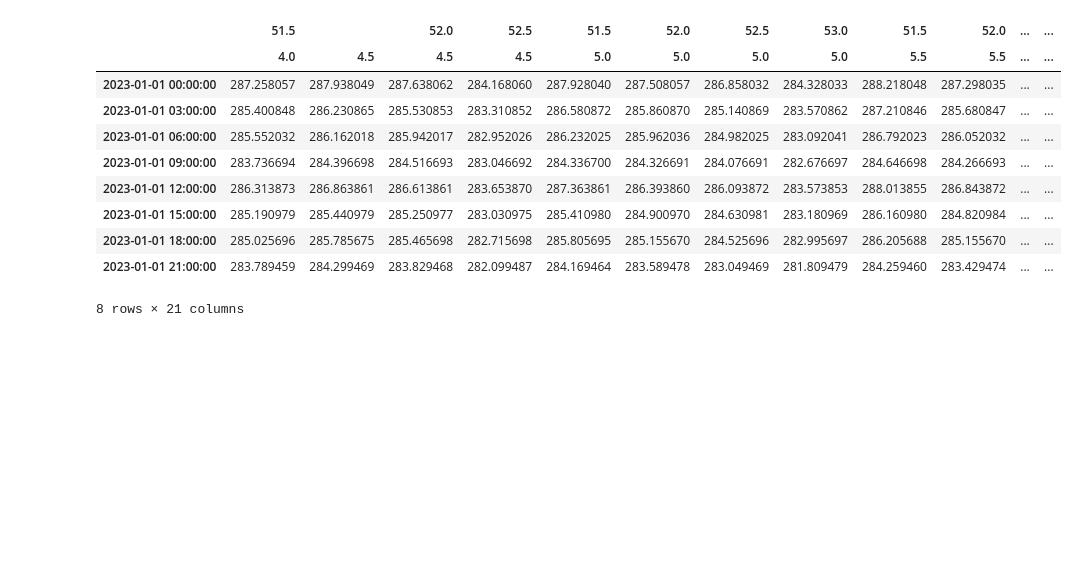
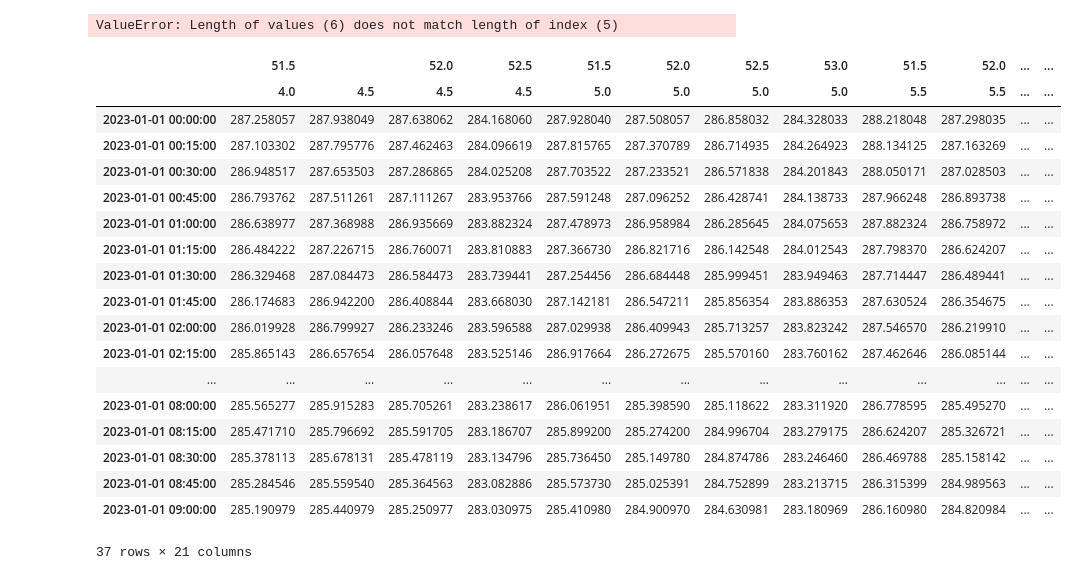
Before and after one commit to silvanmurre/electricity-demand-fc, a Jupyter notebook: examples/model.ipynb, the cells around one changed output. Cells and saved outputs as stored; diff of their text form; code cells hidden in the pictures; blank space fills up the shorter version.

```diff
--- a/examples/model.ipynb
+++ b/examples/model.ipynb
@@ -69,20 +67,33 @@ Data variables:
     description:             Global Forecast System
     searchString:            :TMP:2 m above ground
 # %%
-df_X = extract_gfs_data(points=points, dataset=dataset, variable="t2m", start_date=start_date, end_date=end_date)
-df_X
+df_X_3_hourly = extract_gfs_data(points=points, dataset=dataset, variable="t2m", start_date=start_date, end_date=end_date)
+df_X_3_hourly
 # %% [output]
-|  | 51.5 |  | 52.0 | 52.5 | 51.5 | 52.0 | 52.5 | 53.0 | 51.5 | 52.0 | ... | ... |
-|  | 4.0 | 4.5 | 4.5 | 4.5 | 5.0 | 5.0 | 5.0 | 5.0 | 5.5 | 5.5 | ... | ... |
-| 2023-01-01 00:00:00 | 287.258057 | 287.938049 | 287.638062 | 284.168060 | 287.928040 | 287.508057 | 286.858032 | 284.328033 | 288.218048 | 287.298035 | ... | ... |
-| 2023-01-01 03:00:00 | 285.400848 | 286.230865 | 285.530853 | 283.310852 | 286.580872 | 285.860870 | 285.140869 | 283.570862 | 287.210846 | 285.680847 | ... | ... |
-| 2023-01-01 06:00:00 | 285.552032 | 286.162018 | 285.942017 | 282.952026 | 286.232025 | 285.962036 | 284.982025 | 283.092041 | 286.792023 | 286.052032 | ... | ... |
-| 2023-01-01 09:00:00 | 283.736694 | 284.396698 | 284.516693 | 283.046692 | 284.336700 | 284.326691 | 284.076691 | 282.676697 | 284.646698 | 284.266693 | ... | ... |
-| 2023-01-01 12:00:00 | 286.313873 | 286.863861 | 286.613861 | 283.653870 | 287.363861 | 286.393860 | 286.093872 | 283.573853 | 288.013855 | 286.843872 | ... | ... |
-| 2023-01-01 15:00:00 | 285.190979 | 285.440979 | 285.250977 | 283.030975 | 285.410980 | 284.900970 | 284.630981 | 283.180969 | 286.160980 | 284.820984 | ... | ... |
-| 2023-01-01 18:00:00 | 285.025696 | 285.785675 | 285.465698 | 282.715698 | 285.805695 | 285.155670 | 284.525696 | 282.995697 | 286.205688 | 285.155670 | ... | ... |
-| 2023-01-01 21:00:00 | 283.789459 | 284.299469 | 283.829468 | 282.099487 | 284.169464 | 283.589478 | 283.049469 | 281.809479 | 284.259460 | 283.429474 | ... | ... |
-8 rows × 21 columns
+ValueError: Length of values (6) does not match length of index (5)
+# %%
+df_X = interpolate_to_resolution(df_X_3_hourly, resolution="15T")
+df_X
+# %% [output]
+|  | 51.5 |  | 52.0 | 52.5 | 51.5 | 52.0 | 52.5 | 53.0 | 51.5 | 52.0 | ... | ... |
+|  | 4.0 | 4.5 | 4.5 | 4.5 | 5.0 | 5.0 | 5.0 | 5.0 | 5.5 | 5.5 | ... | ... |
+| 2023-01-01 00:00:00 | 287.258057 | 287.938049 | 287.638062 | 284.168060 | 287.928040 | 287.508057 | 286.858032 | 284.328033 | 288.218048 | 287.298035 | ... | ... |
+| 2023-01-01 00:15:00 | 287.103302 | 287.795776 | 287.462463 | 284.096619 | 287.815765 | 287.370789 | 286.714935 | 284.264923 | 288.134125 | 287.163269 | ... | ... |
+| 2023-01-01 00:30:00 | 286.948517 | 287.653503 | 287.286865 | 284.025208 | 287.703522 | 287.233521 | 286.571838 | 284.201843 | 288.050171 | 287.028503 | ... | ... |
+| 2023-01-01 00:45:00 | 286.793762 | 287.511261 | 287.111267 | 283.953766 | 287.591248 | 287.096252 | 286.428741 | 284.138733 | 287.966248 | 286.893738 | ... | ... |
+| 2023-01-01 01:00:00 | 286.638977 | 287.368988 | 286.935669 | 283.882324 | 287.478973 | 286.958984 | 286.285645 | 284.075653 | 287.882324 | 286.758972 | ... | ... |
+| 2023-01-01 01:15:00 | 286.484222 | 287.226715 | 286.760071 | 283.810883 | 287.366730 | 286.821716 | 286.142548 | 284.012543 | 287.798370 | 286.624207 | ... | ... |
+| 2023-01-01 01:30:00 | 286.329468 | 287.084473 | 286.584473 | 283.739441 | 287.254456 | 286.684448 | 285.999451 | 283.949463 | 287.714447 | 286.489441 | ... | ... |
+| 2023-01-01 01:45:00 | 286.174683 | 286.942200 | 286.408844 | 283.668030 | 287.142181 | 286.547211 | 285.856354 | 283.886353 | 287.630524 | 286.354675 | ... | ... |
+| 2023-01-01 02:00:00 | 286.019928 | 286.799927 | 286.233246 | 283.596588 | 287.029938 | 286.409943 | 285.713257 | 283.823242 | 287.546570 | 286.219910 | ... | ... |
+| 2023-01-01 02:15:00 | 285.865143 | 286.657654 | 286.057648 | 283.525146 | 286.917664 | 286.272675 | 285.570160 | 283.760162 | 287.462646 | 286.085144 | ... | ... |
+| ... | ... | ... | ... | ... | ... | ... | ... | ... | ... | ... | ... | ... |
+| 2023-01-01 08:00:00 | 285.565277 | 285.915283 | 285.705261 | 283.238617 | 286.061951 | 285.398590 | 285.118622 | 283.311920 | 286.778595 | 285.495270 | ... | ... |
+| 2023-01-01 08:15:00 | 285.471710 | 285.796692 | 285.591705 | 283.186707 | 285.899200 | 285.274200 | 284.996704 | 283.279175 | 286.624207 | 285.326721 | ... | ... |
+| 2023-01-01 08:30:00 | 285.378113 | 285.678131 | 285.478119 | 283.134796 | 285.736450 | 285.149780 | 284.874786 | 283.246460 | 286.469788 | 285.158142 | ... | ... |
+| 2023-01-01 08:45:00 | 285.284546 | 285.559540 | 285.364563 | 283.082886 | 285.573730 | 285.025391 | 284.752899 | 283.213715 | 286.315399 | 284.989563 | ... | ... |
+| 2023-01-01 09:00:00 | 285.190979 | 285.440979 | 285.250977 | 283.030975 | 285.410980 | 284.900970 | 284.630981 | 283.180969 | 286.160980 | 284.820984 | ... | ... |
+37 rows × 21 columns
 # %%
 df_y = get_demand_entsoe(start_date, end_date)
 df_y
```
Also changed, not shown: parts of 4 cells of this notebook, 9 other files.
